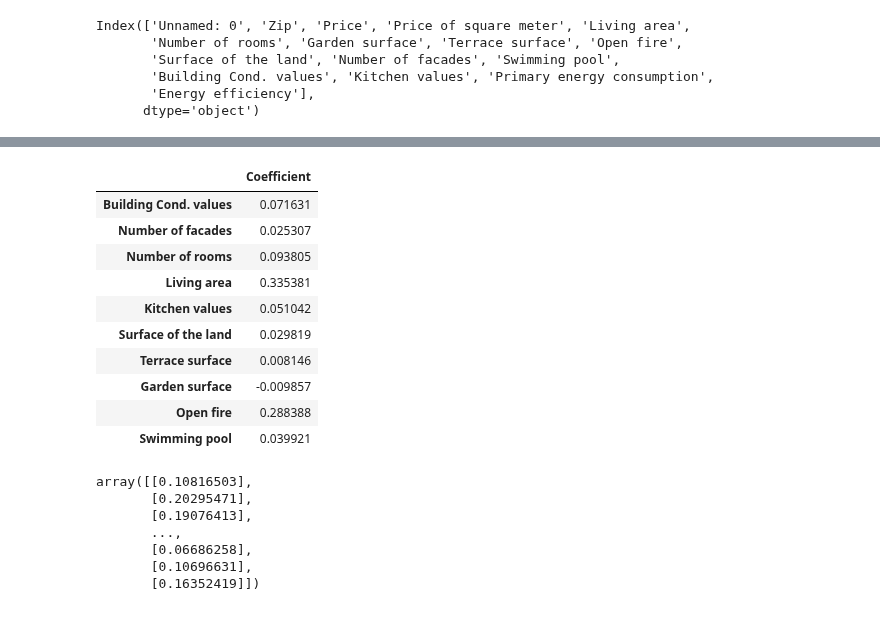
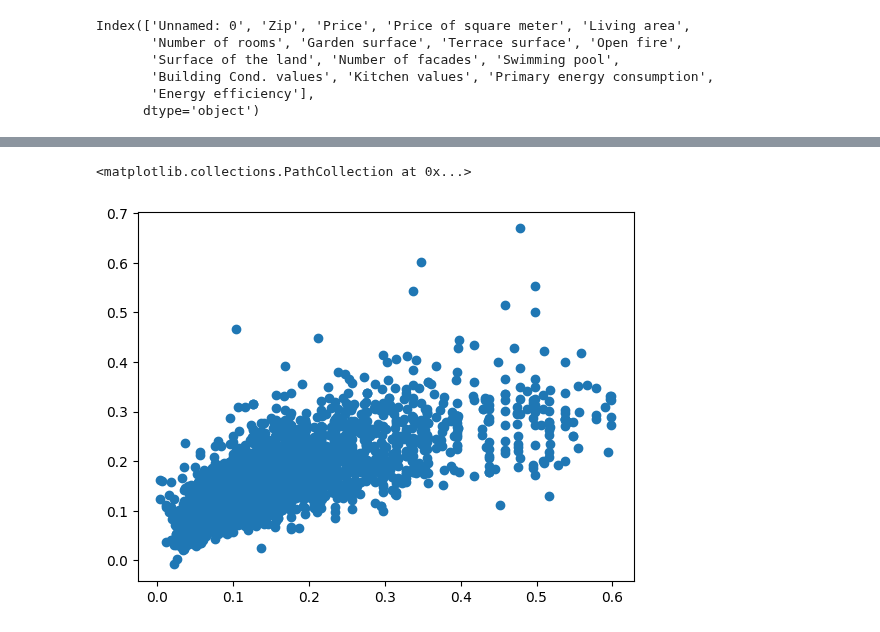
Before and after one commit to Ta-DevSark/challenge-regression, a Jupyter notebook: melike_test.ipynb, the cells around one changed output, grey strips where cells are left out. Drawn from its saved outputs; the diff is of its cells as text; code cells hidden in the pictures.

```diff
--- a/melike_test.ipynb
+++ b/melike_test.ipynb
@@ -194,27 +179,6 @@ coeff_df = pd.DataFrame(lm.coef_.T,X.columns,columns=['Coefficient'])
-# %%
-coeff_df
-# %% [output]
-|  | Coefficient |
-| Building Cond. values | 0.071631 |
-| Number of facades | 0.025307 |
-| Number of rooms | 0.093805 |
-| Living area | 0.335381 |
-| Kitchen values | 0.051042 |
-| Surface of the land | 0.029819 |
-| Terrace surface | 0.008146 |
-| Garden surface | -0.009857 |
-| Open fire | 0.288388 |
-| Swimming pool | 0.039921 |
-# %%
-predictions = lm.predict(X_test)
-# plt.scatter(y_test,predictions)
-predictions
-# %% [output]
-array([[0.10816503],
-       [0.20295471],
-       [0.19076413],
-       ...,
-       [0.06686258],
-       [0.10696631],
-       [0.16352419]])
+# %%
+plt.scatter(y_test,y_predicted)
+# %% [output]
+<matplotlib.collections.PathCollection at 0x...>
+[figure, added]
 # %%
```
Also changed, not shown: parts of 13 cells of this notebook, 1 other file.
